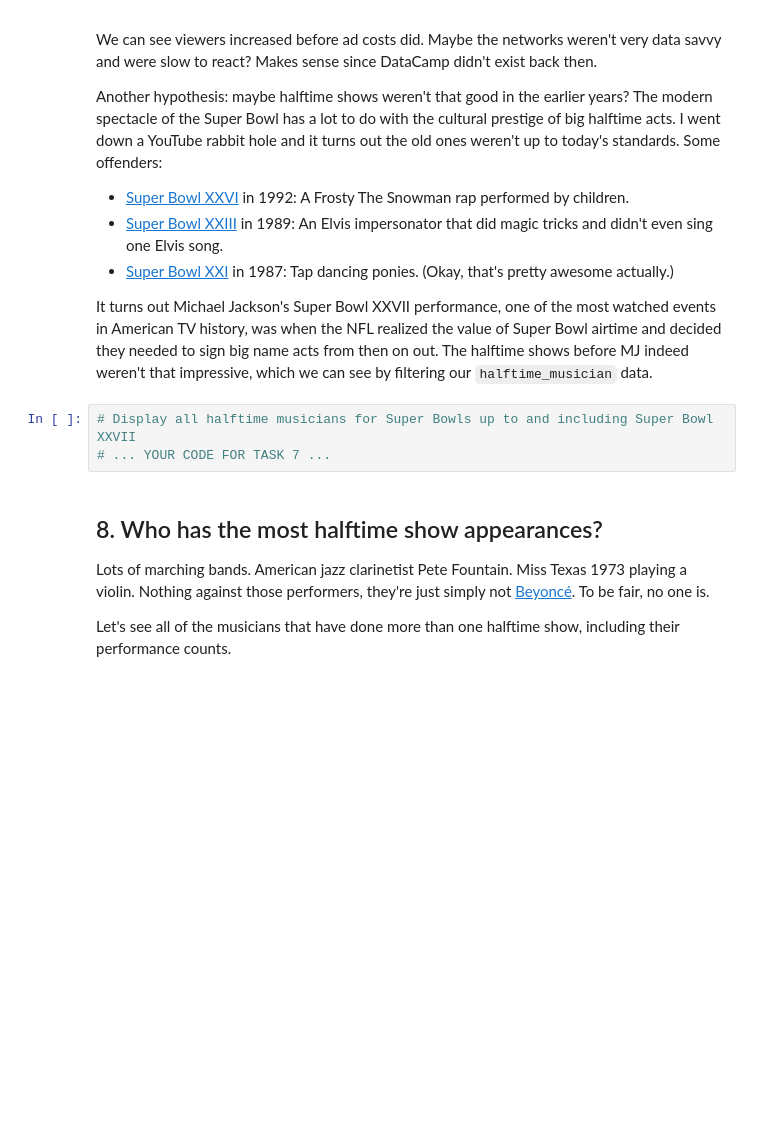
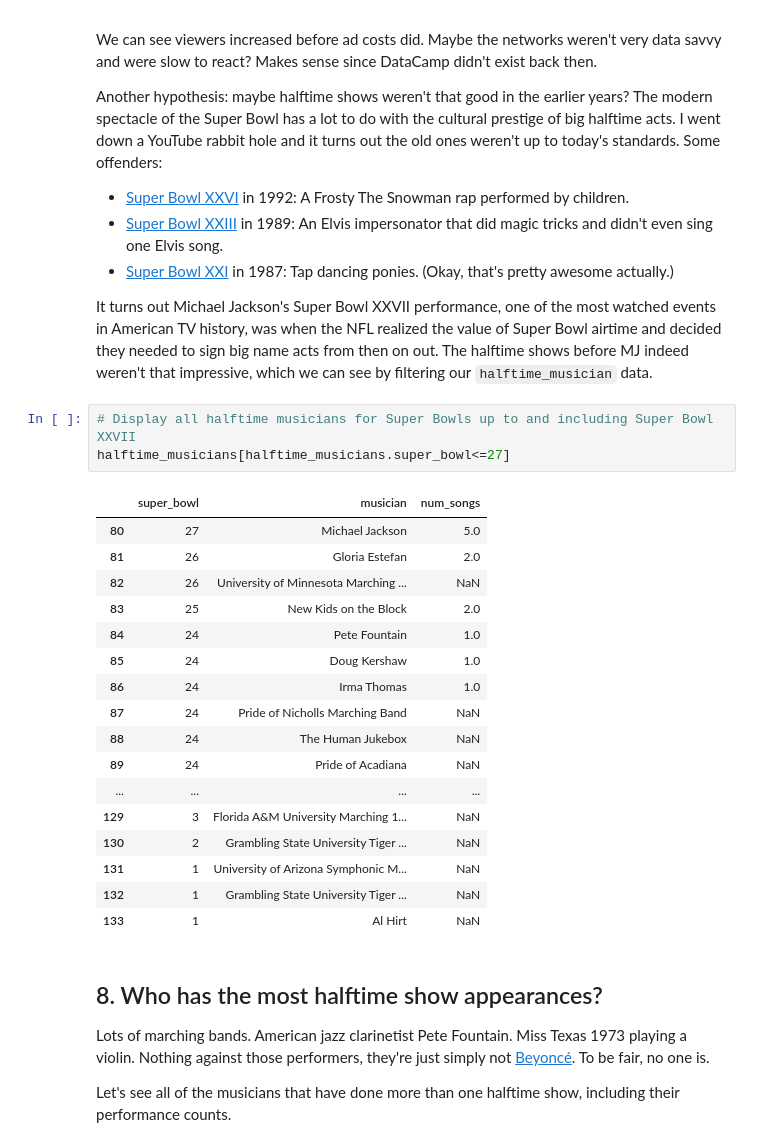
Before and after one commit to lilianngweta/superbowl-project, a Jupyter notebook: notebook.ipynb, the cells around one changed output. Cells and saved outputs as stored; diff of their text form; blank space fills up the shorter version.

Commit message:
FIltered the halftime_musician data to see which musicians performed the super bowl half time show before Michael Jackson

```diff
--- a/notebook.ipynb
+++ b/notebook.ipynb
@@ -188,7 +188,25 @@ plt.tight_layout()
 <p>It turns out Michael Jackson's Super Bowl XXVII performance, one of the most watched events in American TV history, was when the NFL realized the value of Super Bowl airtime and decided they needed to sign big name acts from then on out. The halftime shows before MJ indeed weren't that impressive, which we can see by filtering our <code>halftime_musician</code> data.</p>
 # %%
 # Display all halftime musicians for Super Bowls up to and including Super Bowl XXVII
-# ... YOUR CODE FOR TASK 7 ...
+halftime_musicians[halftime_musicians.super_bowl<=27]
+# %% [output]
+|  | super_bowl | musician | num_songs |
+| 80 | 27 | Michael Jackson | 5.0 |
+| 81 | 26 | Gloria Estefan | 2.0 |
+| 82 | 26 | University of Minnesota Marching ... | NaN |
+| 83 | 25 | New Kids on the Block | 2.0 |
+| 84 | 24 | Pete Fountain | 1.0 |
+| 85 | 24 | Doug Kershaw | 1.0 |
+| 86 | 24 | Irma Thomas | 1.0 |
+| 87 | 24 | Pride of Nicholls Marching Band | NaN |
+| 88 | 24 | The Human Jukebox | NaN |
+| 89 | 24 | Pride of Acadiana | NaN |
+| ... | ... | ... | ... |
+| 129 | 3 | Florida A&M University Marching 1... | NaN |
+| 130 | 2 | Grambling State University Tiger ... | NaN |
+| 131 | 1 | University of Arizona Symphonic M... | NaN |
+| 132 | 1 | Grambling State University Tiger ... | NaN |
+| 133 | 1 | Al Hirt | NaN |
 # %% [markdown]
 ## 8. Who has the most halftime show appearances?
 <p>Lots of marching bands. American jazz clarinetist Pete Fountain. Miss Texas 1973 playing a violin. Nothing against those performers, they're just simply not <a href="https://www.youtube.com/watch?v=suIg9kTGBVI">Beyoncé</a>. To be fair, no one is.</p>
```
